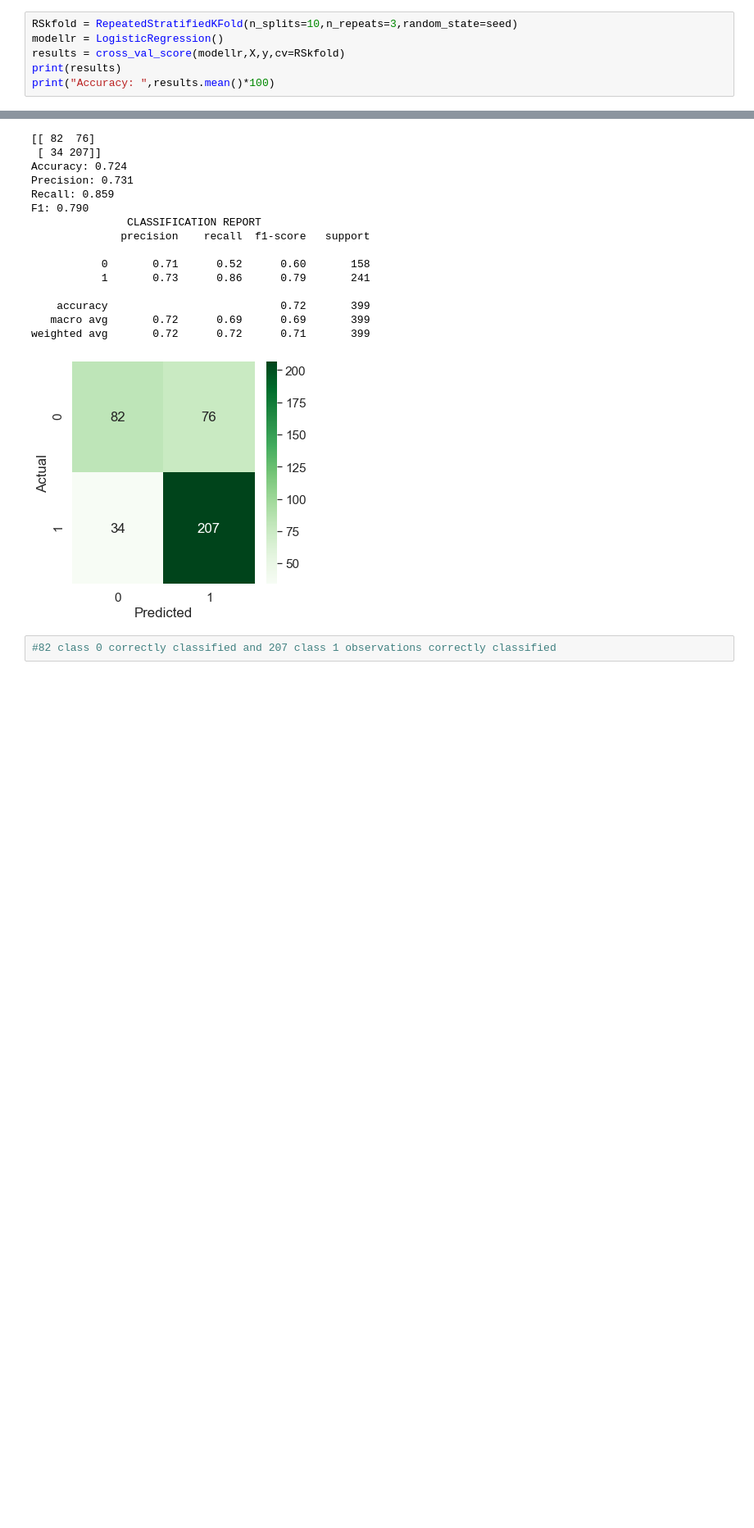
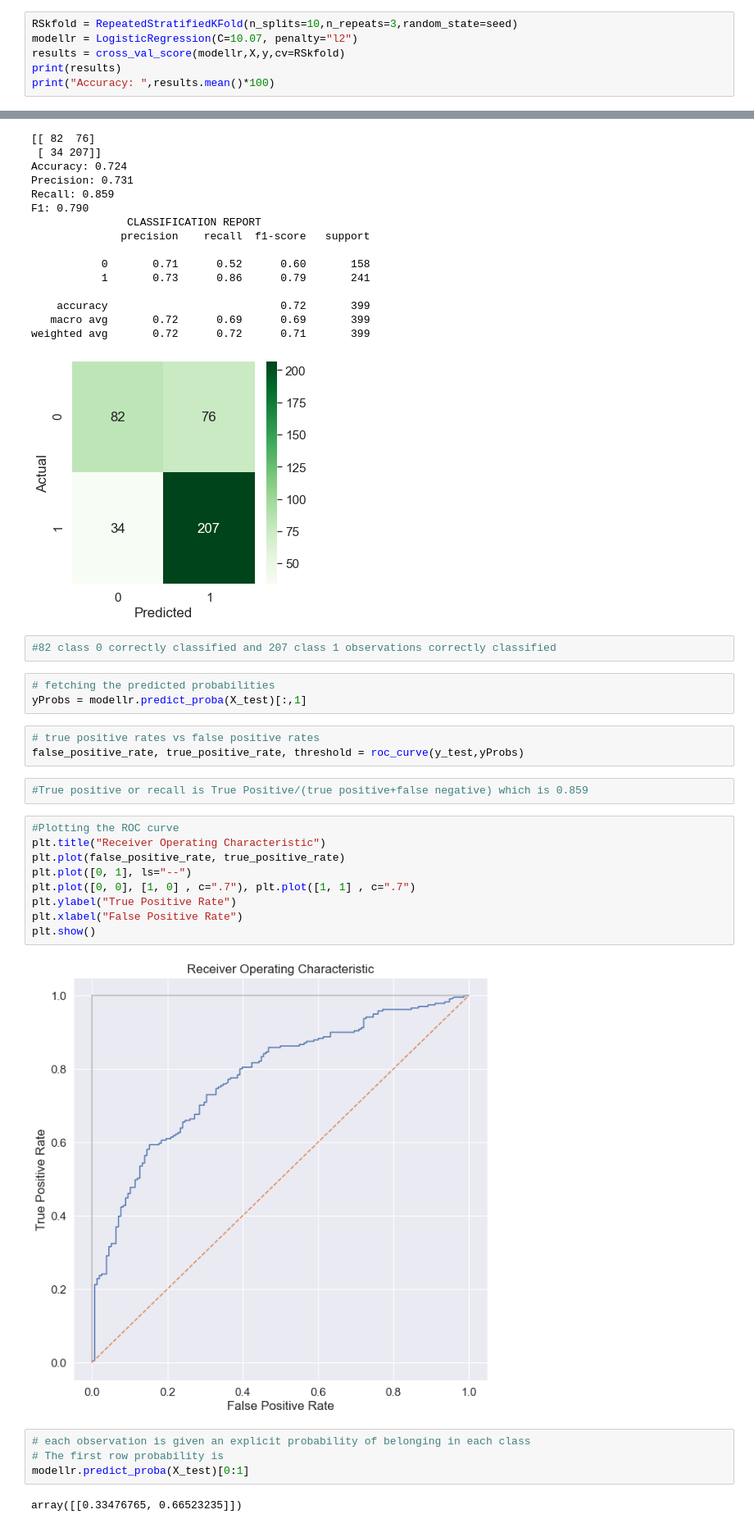
Before and after one commit to rumsinha/LogisticRegression, a Jupyter notebook: PredictingiftheCareerYearsGreaterThanfive.ipynb, the cells around one changed output, grey strips where cells are left out. Shown: that part at 82% size. Drawn from its saved outputs; the diff is of its cells as text; blank space fills up the shorter version.

```diff
--- a/PredictingiftheCareerYearsGreaterThanfive.ipynb
+++ b/PredictingiftheCareerYearsGreaterThanfive.ipynb
@@ -502,7 +502,7 @@ print(randomSearchCV.best_score_)
 0.7230869626897433
 # %%
 RSkfold = RepeatedStratifiedKFold(n_splits=10,n_repeats=3,random_state=seed)
-modellr = LogisticRegression()
+modellr = LogisticRegression(C=10.07, penalty="l2")
 results = cross_val_score(modellr,X,y,cv=RSkfold)
 print(results)
 print("Accuracy: ",results.mean()*100)
@@ -538,3 +538,28 @@ weighted avg       0.72      0.72      0.71       399
 [figure]
 # %%
 #82 class 0 correctly classified and 207 class 1 observations correctly classified
+# %%
+# fetching the predicted probabilities
+yProbs = modellr.predict_proba(X_test)[:,1]
+# %%
+# true positive rates vs false positive rates
+false_positive_rate, true_positive_rate, threshold = roc_curve(y_test,yProbs)
+# %%
+#True positive or recall is True Positive/(true positive+false negative) which is 0.859
+# %%
+#Plotting the ROC curve
+plt.title("Receiver Operating Characteristic")
+plt.plot(false_positive_rate, true_positive_rate)
+plt.plot([0, 1], ls="--")
+plt.plot([0, 0], [1, 0] , c=".7"), plt.plot([1, 1] , c=".7")
+plt.ylabel("True Positive Rate")
+plt.xlabel("False Positive Rate")
+plt.show()
+# %% [output]
+[figure, added]
+# %%
+# each observation is given an explicit probability of belonging in each class
+# The first row probability is
+modellr.predict_proba(X_test)[0:1]
+# %% [output]
+array([[0.33476765, 0.66523235]])
```
Also changed, not shown: parts of 20 cells of this notebook.
